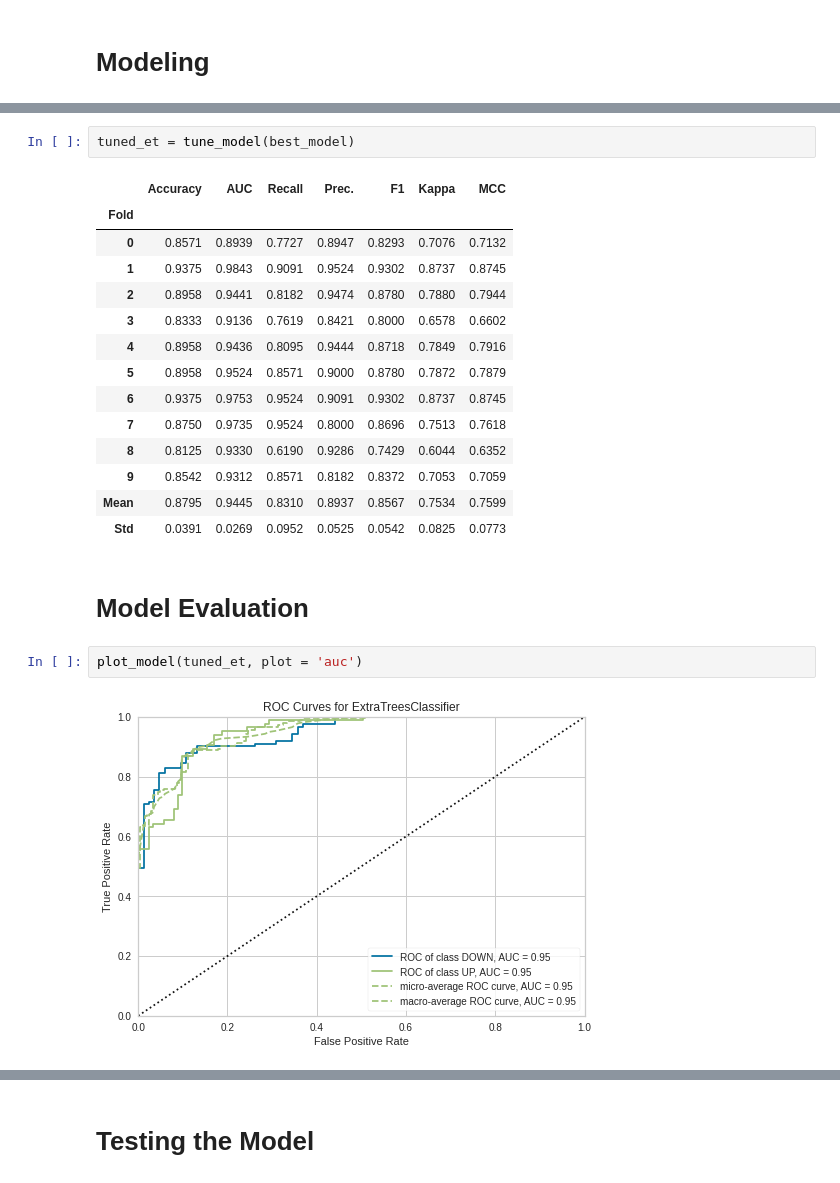
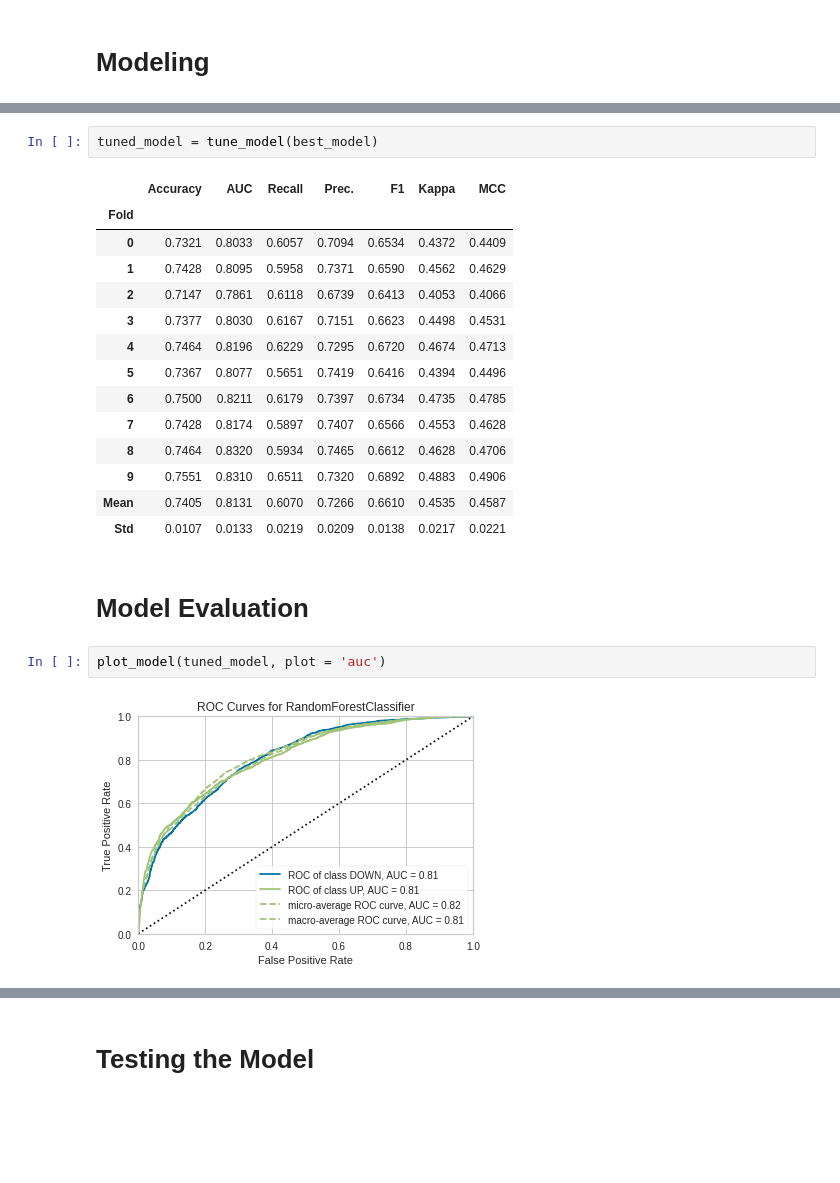
Before and after one commit to raphaelcp/genial_case, a Jupyter notebook: Case-Genial Investimentos.ipynb, the cells around one changed output, grey strips where cells are left out. Saved outputs shown, nothing was run; the diff lists cells and outputs as text; blank space fills up the shorter version.

```diff
--- a/Case-Genial Investimentos.ipynb
+++ b/Case-Genial Investimentos.ipynb
@@ -280,24 +272,24 @@ best_model = compare_models()
 # %%
-tuned_et = tune_model(best_model)
+tuned_model = tune_model(best_model)
 # %% [output]
 |  | Accuracy | AUC | Recall | Prec. | F1 | Kappa | MCC |
 | Fold |  |  |  |  |  |  |  |
-| 0 | 0.8571 | 0.8939 | 0.7727 | 0.8947 | 0.8293 | 0.7076 | 0.7132 |
-| 1 | 0.9375 | 0.9843 | 0.9091 | 0.9524 | 0.9302 | 0.8737 | 0.8745 |
-| 2 | 0.8958 | 0.9441 | 0.8182 | 0.9474 | 0.8780 | 0.7880 | 0.7944 |
-| 3 | 0.8333 | 0.9136 | 0.7619 | 0.8421 | 0.8000 | 0.6578 | 0.6602 |
-| 4 | 0.8958 | 0.9436 | 0.8095 | 0.9444 | 0.8718 | 0.7849 | 0.7916 |
-| 5 | 0.8958 | 0.9524 | 0.8571 | 0.9000 | 0.8780 | 0.7872 | 0.7879 |
-| 6 | 0.9375 | 0.9753 | 0.9524 | 0.9091 | 0.9302 | 0.8737 | 0.8745 |
-| 7 | 0.8750 | 0.9735 | 0.9524 | 0.8000 | 0.8696 | 0.7513 | 0.7618 |
-| 8 | 0.8125 | 0.9330 | 0.6190 | 0.9286 | 0.7429 | 0.6044 | 0.6352 |
-| 9 | 0.8542 | 0.9312 | 0.8571 | 0.8182 | 0.8372 | 0.7053 | 0.7059 |
-| Mean | 0.8795 | 0.9445 | 0.8310 | 0.8937 | 0.8567 | 0.7534 | 0.7599 |
-| Std | 0.0391 | 0.0269 | 0.0952 | 0.0525 | 0.0542 | 0.0825 | 0.0773 |
+| 0 | 0.7321 | 0.8033 | 0.6057 | 0.7094 | 0.6534 | 0.4372 | 0.4409 |
+| 1 | 0.7428 | 0.8095 | 0.5958 | 0.7371 | 0.6590 | 0.4562 | 0.4629 |
+| 2 | 0.7147 | 0.7861 | 0.6118 | 0.6739 | 0.6413 | 0.4053 | 0.4066 |
+| 3 | 0.7377 | 0.8030 | 0.6167 | 0.7151 | 0.6623 | 0.4498 | 0.4531 |
+| 4 | 0.7464 | 0.8196 | 0.6229 | 0.7295 | 0.6720 | 0.4674 | 0.4713 |
+| 5 | 0.7367 | 0.8077 | 0.5651 | 0.7419 | 0.6416 | 0.4394 | 0.4496 |
+| 6 | 0.7500 | 0.8211 | 0.6179 | 0.7397 | 0.6734 | 0.4735 | 0.4785 |
+| 7 | 0.7428 | 0.8174 | 0.5897 | 0.7407 | 0.6566 | 0.4553 | 0.4628 |
+| 8 | 0.7464 | 0.8320 | 0.5934 | 0.7465 | 0.6612 | 0.4628 | 0.4706 |
+| 9 | 0.7551 | 0.8310 | 0.6511 | 0.7320 | 0.6892 | 0.4883 | 0.4906 |
+| Mean | 0.7405 | 0.8131 | 0.6070 | 0.7266 | 0.6610 | 0.4535 | 0.4587 |
+| Std | 0.0107 | 0.0133 | 0.0219 | 0.0209 | 0.0138 | 0.0217 | 0.0221 |
 # %% [markdown]
 # Model Evaluation
 # %%
-plot_model(tuned_et, plot = 'auc')
+plot_model(tuned_model, plot = 'auc')
 # %% [output]
-[figure, old version]
+[figure, new version]
 # %%
```
Also changed, not shown: parts of 42 cells of this notebook.
